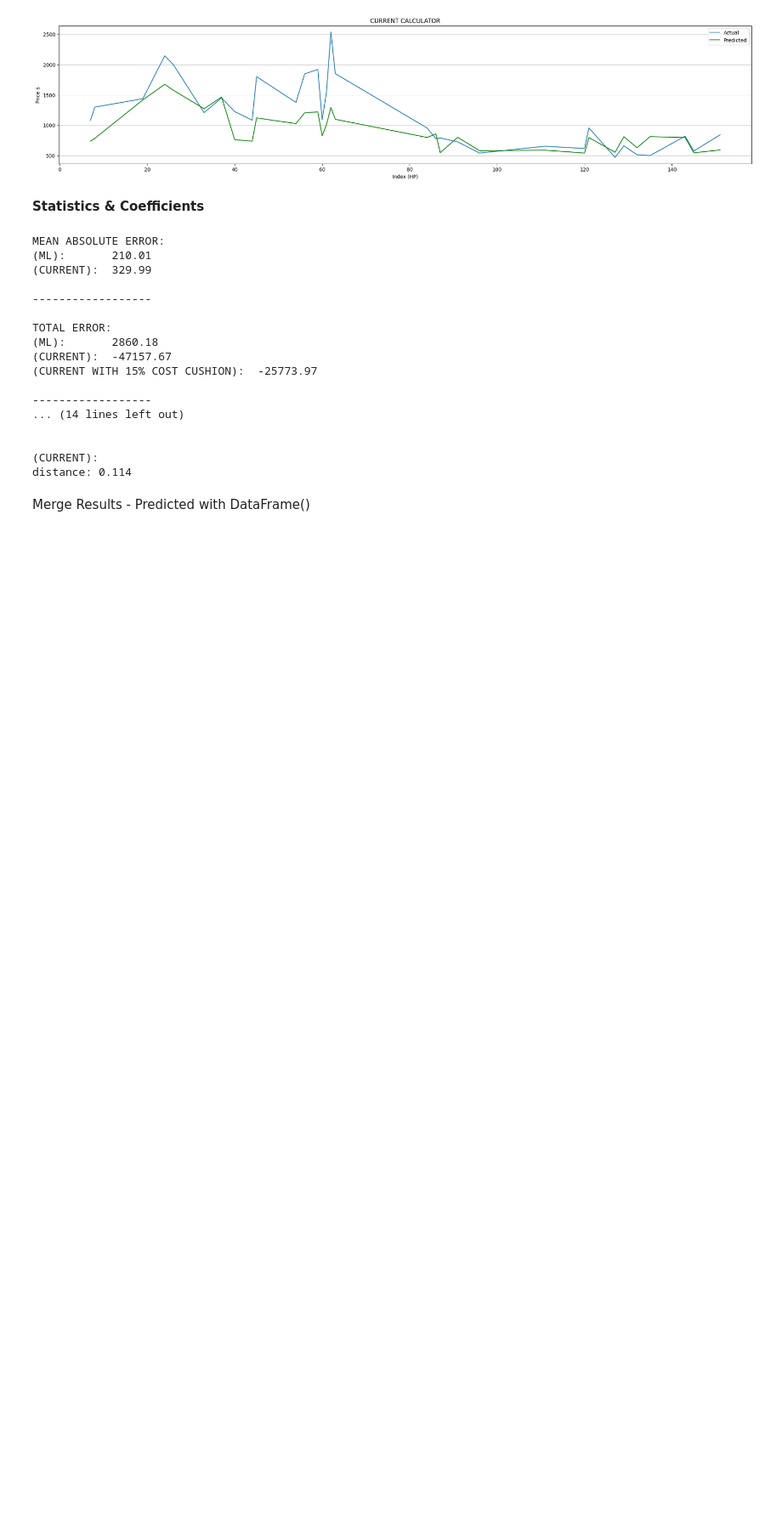
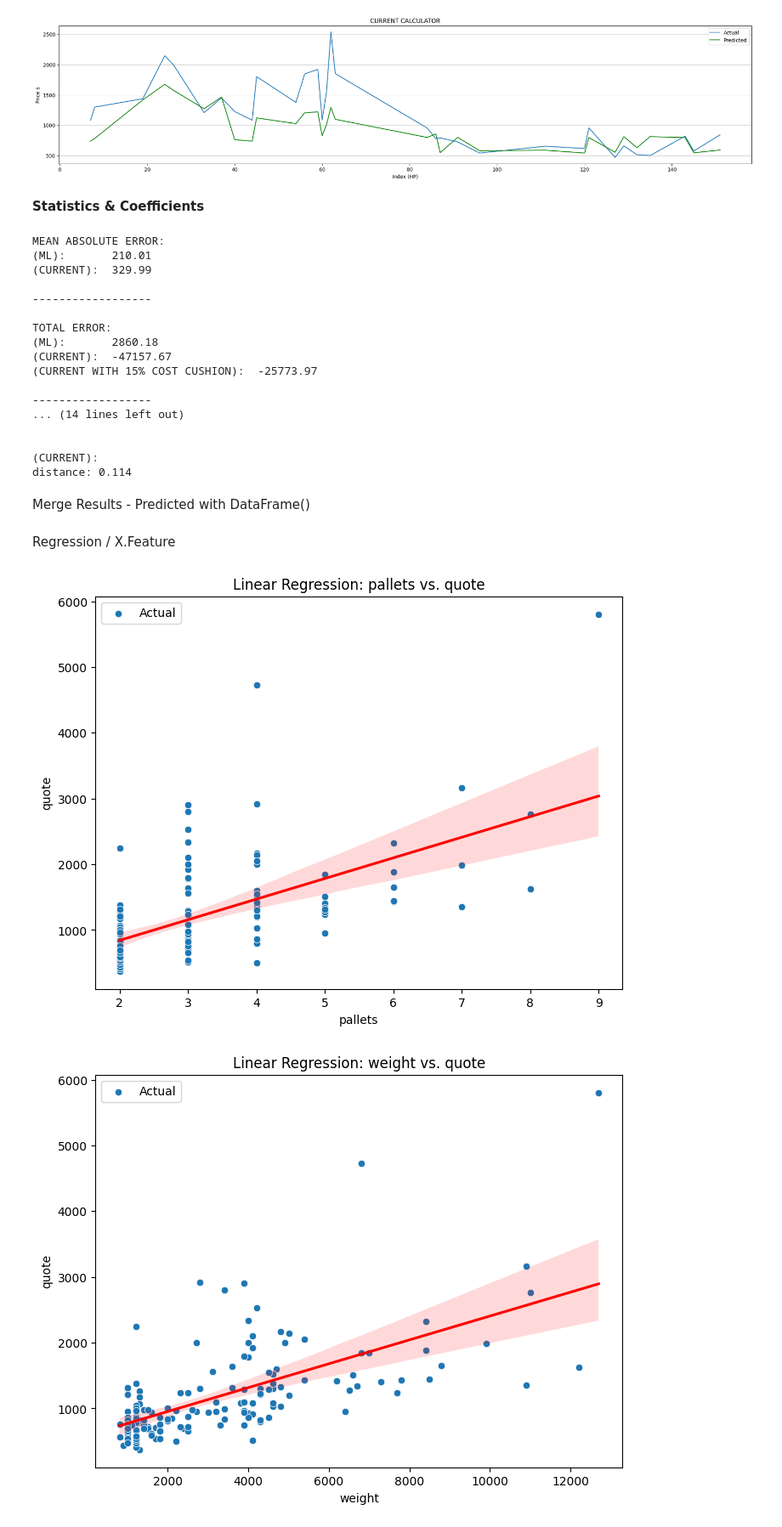
Before and after one commit to Patrickgo545/USH, a Jupyter notebook: shipping_calculator/machine_learning/ml_shipping_calculator.ipynb, the cells around one changed output. Shown at 85% size. Drawn from its saved outputs; the diff is of its cells as text; code cells hidden in the pictures; blank space fills up the shorter version.

Commit message:
Shipping Calculator - Added best fitting line graphs

```diff
--- a/shipping_calculator/machine_learning/ml_shipping_calculator.ipynb
+++ b/shipping_calculator/machine_learning/ml_shipping_calculator.ipynb
@@ -224,3 +225,20 @@ Merge Results - Predicted with DataFrame()
 #     (df['weight'] * coef_weight) + \
 #     (df['distance'] * coef_distance) + \
 #     (df['avg_gas_price'] * coef_avg_gas_price)
+# %% [markdown]
+Regression / X.Feature
+# %%
+y_pred_graphs = regressor.predict(X)
+
+for feature in X.columns:
+    plt.figure(figsize=(8, 6))
+    sns.scatterplot(x=X[feature], y=y, label="Actual")
+    sns.regplot(x=X[feature], y=y, line_kws={'color':'red'}, scatter=False)
+    plt.title(f"Linear Regression: {feature} vs. {y.name}")
+    plt.xlabel(feature)
+    plt.ylabel(y.name)
+    plt.legend()
+    plt.show()
+# %% [output]
+[figure, added]
+[figure, added]
```
Also changed, not shown: parts of 2 cells of this notebook.
